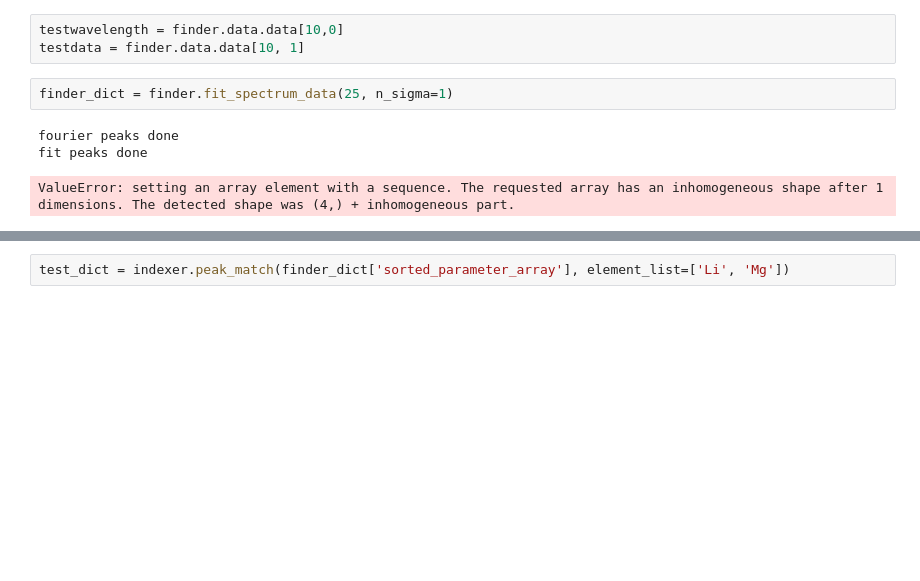
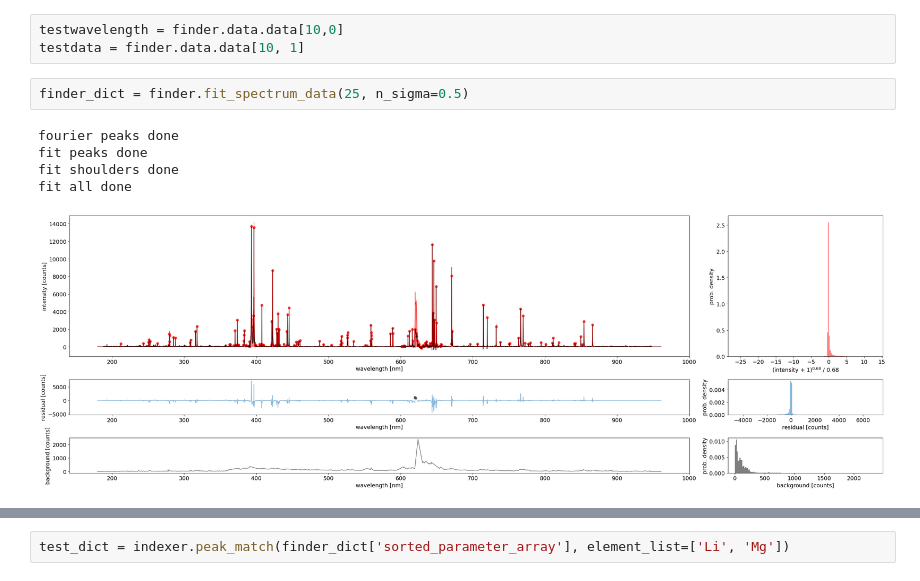
Before and after one commit to MWhitta/alibz, a Jupyter notebook: peaky_demo_v1.ipynb, the cells around one changed output, grey strips where cells are left out. Drawn from its saved outputs; the diff is of its cells as text; blank space fills up the shorter version.

```diff
--- a/peaky_demo_v1.ipynb
+++ b/peaky_demo_v1.ipynb
@@ -58,11 +58,13 @@ finder.data.load_data()
 testwavelength = finder.data.data[10,0]
 testdata = finder.data.data[10, 1]
 # %%
-finder_dict = finder.fit_spectrum_data(25, n_sigma=1)
+finder_dict = finder.fit_spectrum_data(25, n_sigma=0.5)
 # %% [output]
 fourier peaks done
 fit peaks done
+fit shoulders done
+fit all done
-ValueError: setting an array element with a sequence. The requested array has an inhomogeneous shape after 1 dimensions. The detected shape was (4,) + inhomogeneous part.
+[figure, added]
 # %%
 indexer.anchor_peaks(finder_dict['sorted_parameter_array'])
 # %% [output]
```
Also changed, not shown: parts of 3 cells of this notebook, 1 other file.
